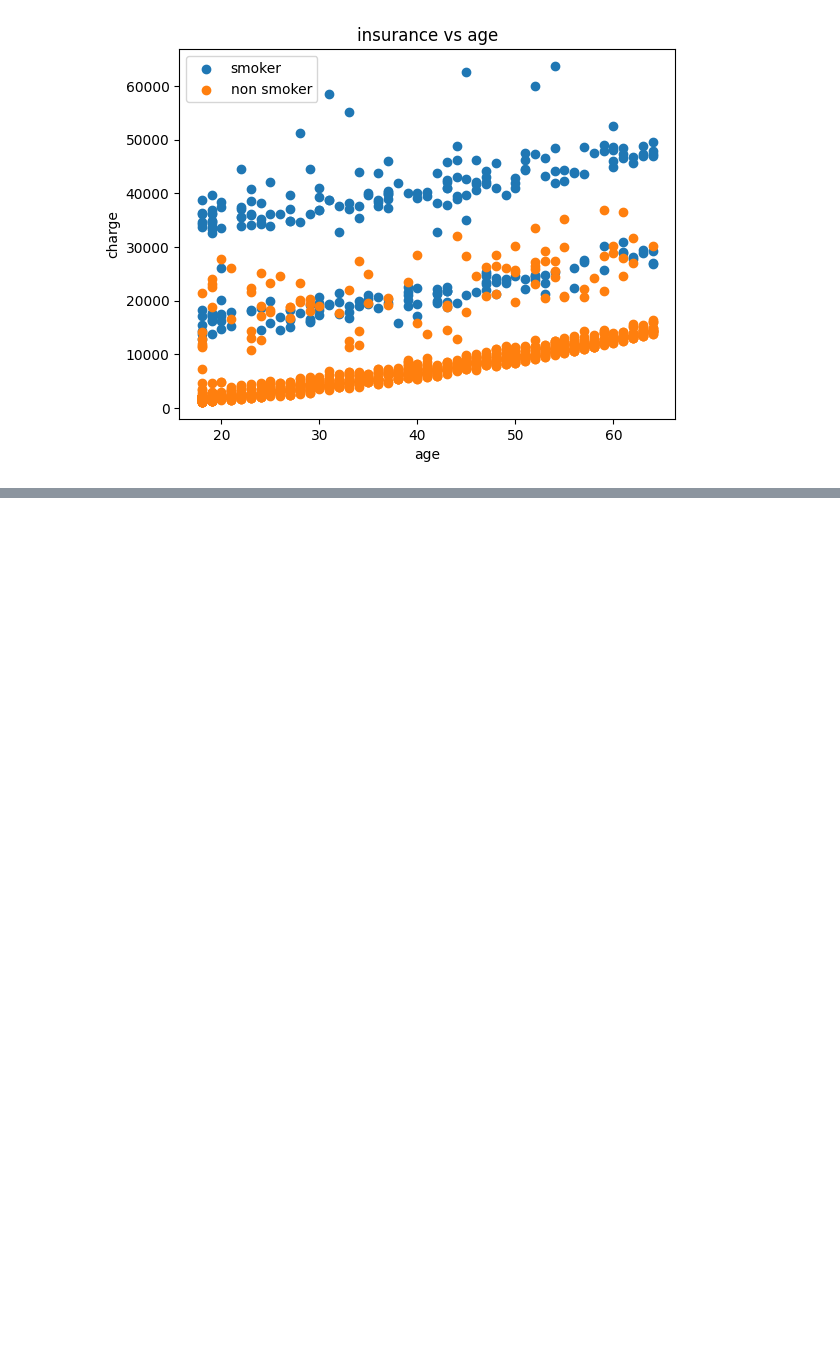
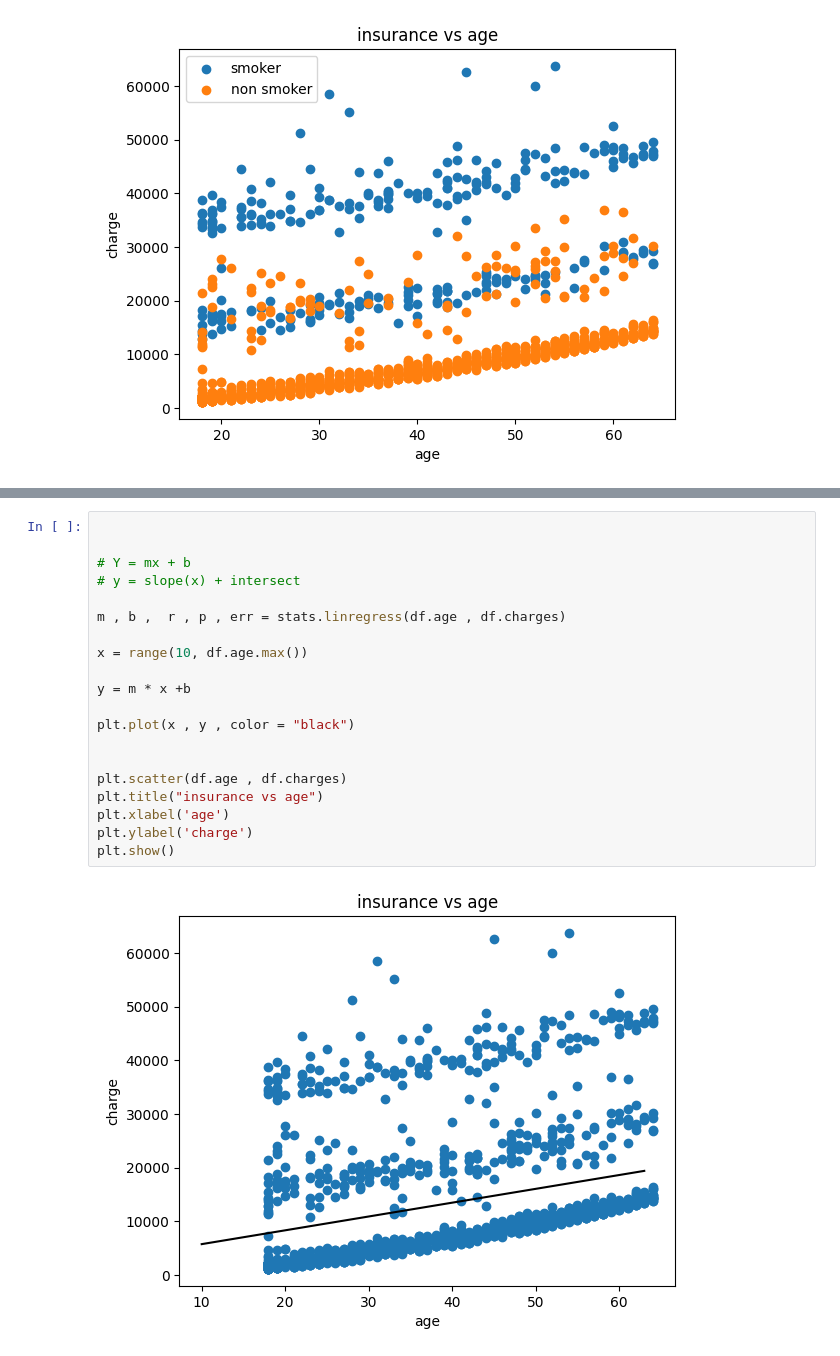
Before and after one commit to shakthi01912/Exploratory_Analysis, a Jupyter notebook: Bivariate.ipynb, the cells around one changed output, grey strips where cells are left out. Saved outputs shown, nothing was run; the diff lists cells and outputs as text; blank space fills up the shorter version.

```diff
--- a/Bivariate.ipynb
+++ b/Bivariate.ipynb
@@ -57,0 +72,22 @@ plt.show()
+# %%
+
+
+# Y = mx + b
+# y = slope(x) + intersect
+
+m , b ,  r , p , err = stats.linregress(df.age , df.charges)
+
+x = range(10, df.age.max())
+
+y = m * x +b
+
+plt.plot(x , y , color = "black")
+
+
+plt.scatter(df.age , df.charges)
+plt.title("insurance vs age")
+plt.xlabel('age')
+plt.ylabel('charge')
+plt.show()
+# %% [output]
+[figure, added]
```
Also changed, not shown: parts of 2 cells of this notebook, 1 other file.
